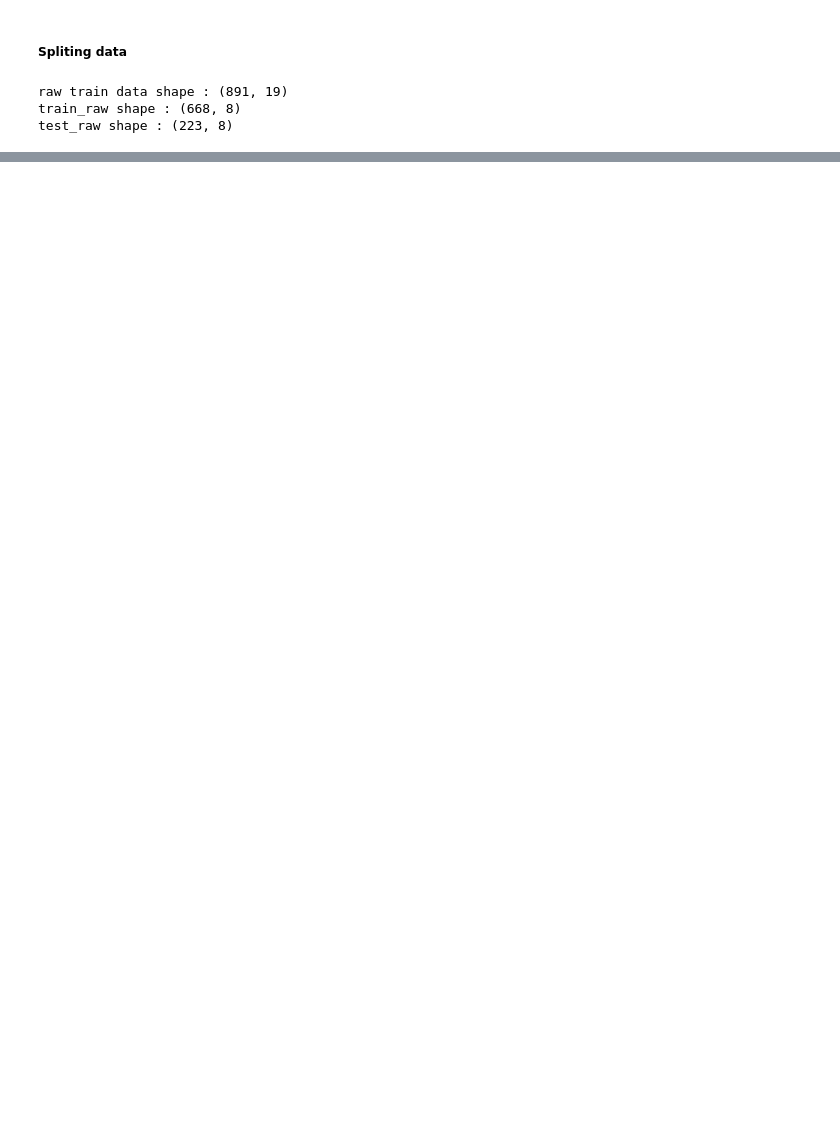
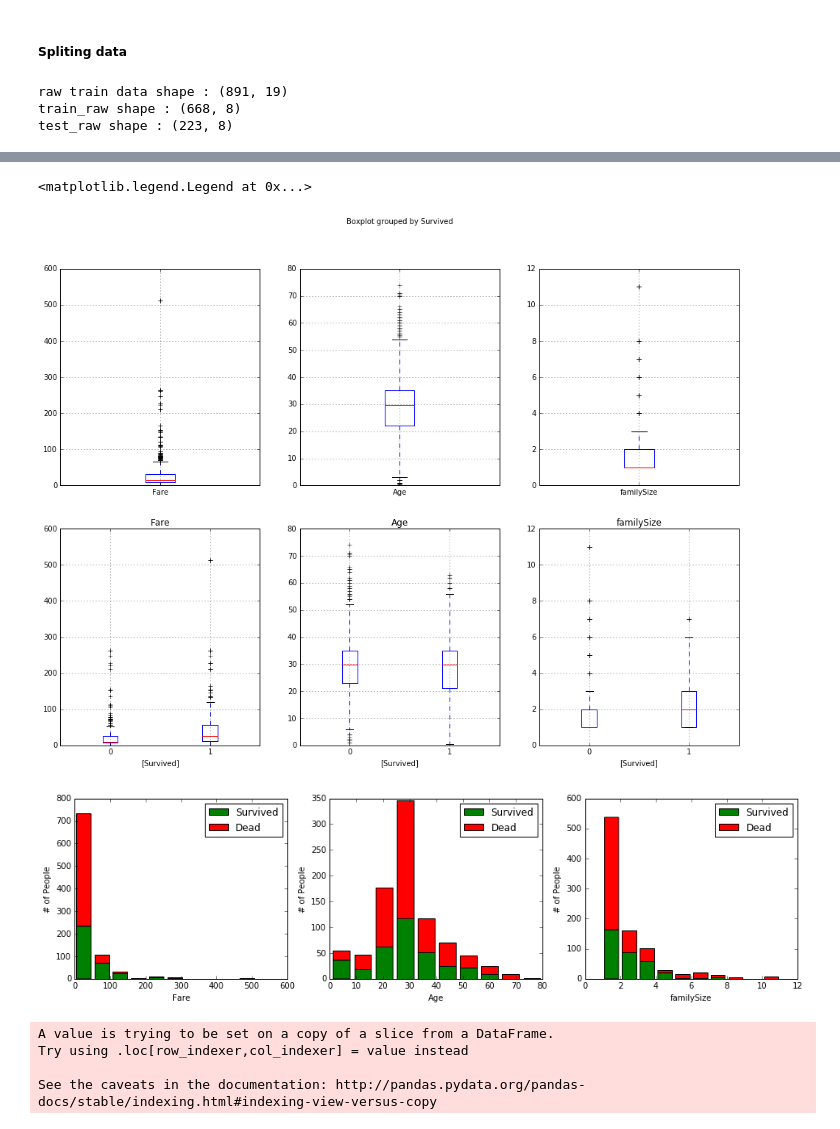
Before and after one commit to YiJiang93/Kaggle_Titanic, a Jupyter notebook: Python_2_coding.ipynb, the cells around one changed output, grey strips where cells are left out. Saved outputs shown, nothing was run; the diff lists cells and outputs as text; code cells hidden in the pictures; blank space fills up the shorter version.

```diff
--- a/Python_2_coding.ipynb
+++ b/Python_2_coding.ipynb
@@ -263,0 +221,37 @@ Name: Cabin, dtype: int64
+# %%
+fig, axes = plt.subplots(nrows=2, ncols=3,figsize=(16,12))
+
+train_data[["Fare"]].boxplot(ax=axes[0,0])
+train_data[["Age"]].boxplot(ax=axes[0,1])
+train_data[["familySize"]].boxplot(ax=axes[0,2])
+
+train_data[["Fare","Survived"]].boxplot( by="Survived",ax=axes[1,0])
+train_data[["Age","Survived"]].boxplot(by="Survived",ax=axes[1,1])
+train_data[["familySize","Survived"]].boxplot(by="Survived",ax=axes[1,2])
+
+plt.figure(figsize=[16,4])
+
+plt.subplot(131)
+plt.hist(x = [train_data[train_data['Survived']==1]['Fare'], train_data[train_data['Survived']==0]['Fare']],
+         stacked=True, color = ['g','r'],label = ['Survived','Dead'])
+plt.xlabel("Fare")
+plt.ylabel("# of People")
+plt.legend()
+
+plt.subplot(132)
+plt.hist(x = [train_data[train_data['Survived']==1]['Age'], train_data[train_data['Survived']==0]['Age']],
+         stacked=True, color = ['g','r'],label = ['Survived','Dead'])
+plt.xlabel("Age")
+plt.ylabel("# of People")
+plt.legend()
+
+plt.subplot(133)
+plt.hist(x = [train_data[train_data['Survived']==1]['familySize'], train_data[train_data['Survived']==0]['familySize']],
+         stacked=True, color = ['g','r'],label = ['Survived','Dead'])
+plt.xlabel("familySize")
+plt.ylabel("# of People")
+plt.legend()
+# %% [output]
+<matplotlib.legend.Legend at 0x...>
+[figure, added]
+[figure, added]
@@ -263,0 +284,23 @@ Name: Cabin, dtype: int64
+# %%
+row_ind=0
+for item in models:
+    model_name=item.__class__.__name__
+    models_df.loc[row_ind, "m_Name"]=model_name
+    models_df.loc[row_ind, "m_Parameters"]=str(item.get_params())
+
+    cv_results=model_selection.cross_validate(item, train_data[bin_x_vals],
+                                              train_data[target], cv  = cv_split)
+
+    models_df.loc[row_ind, "m_Train_Accuracy_Mean"]=cv_results["train_score"].mean()
+
+    models_df.loc[row_ind, "m_Test_Accuracy_Mean"]=cv_results["test_score"].mean()
+
+    item.fit(train_data[bin_x_vals],train_data[target])
+
+    m_predict[model_name]=item.predict(train_data[bin_x_vals])
+    row_ind+=1
+# %% [output]
+A value is trying to be set on a copy of a slice from a DataFrame.
+Try using .loc[row_indexer,col_indexer] = value instead
+
+See the caveats in the documentation: http://pandas.pydata.org/pandas-docs/stable/indexing.html#indexing-view-versus-copy
```
Also changed, not shown: parts of 32 cells of this notebook.
